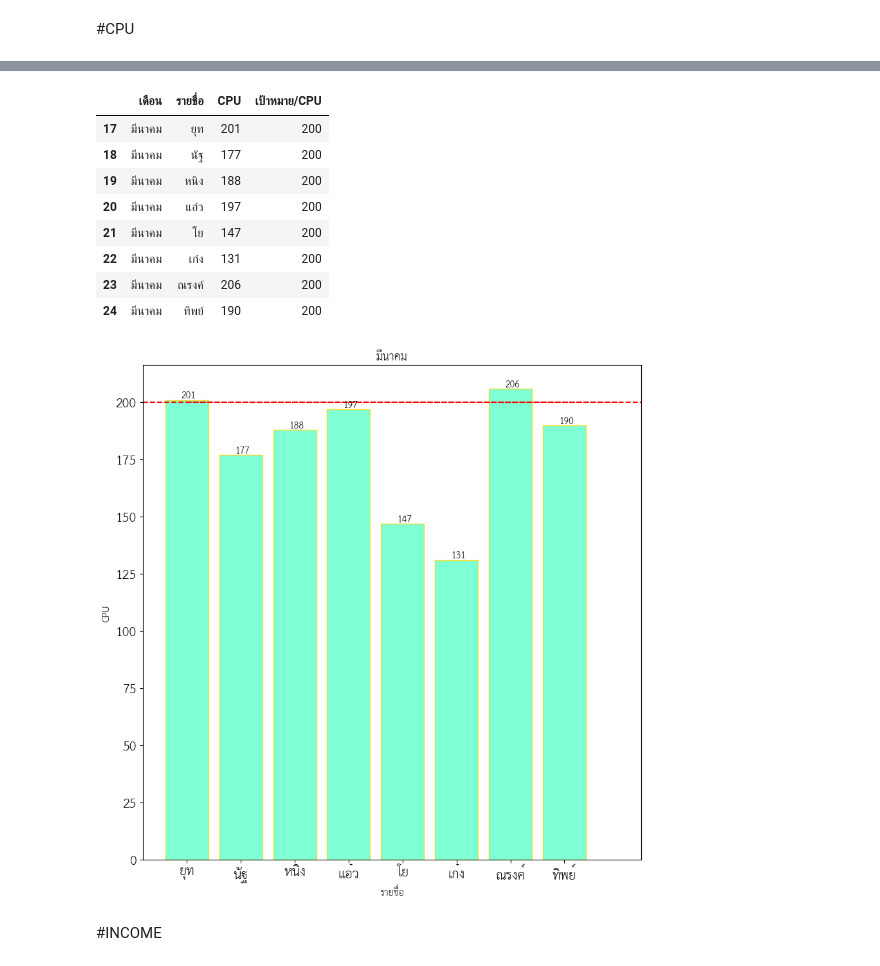
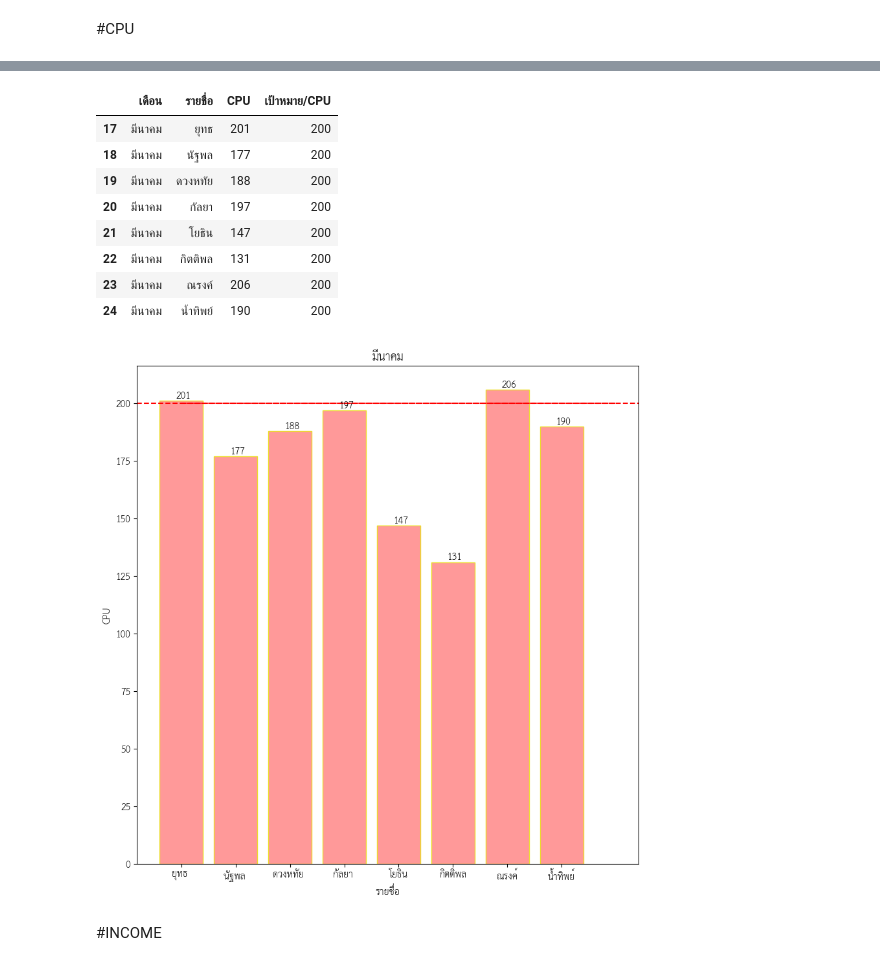
Before and after one commit to 1234567890qqqqqq/-links-colab, a Jupyter notebook: ประสิทธิภาพศูนย์บริการ.ipynb, the cells around one changed output, grey strips where cells are left out. Saved outputs shown, nothing was run; the diff lists cells and outputs as text; code cells hidden in the pictures.

```diff
--- a/ประสิทธิภาพศูนย์บริการ.ipynb
+++ b/ประสิทธิภาพศูนย์บริการ.ipynb
@@ -92,7 +54,7 @@ df.head()
 | 3 | มีนาคม | 1437 | 1600 | 6758490.03 | 5780000 | 72 | 52 | 132 | 150 |
 | 4 | เมษายน | NaN | NaN | NaN | NaN | NaN | NaN | NaN | NaN |
 # %%
-vc = pd.read_excel('/content/drive/MyDrive/TKN/ประสิทธิภาพ - แก้.xlsx',sheet_name='ประเมินรายบุคคล',skiprows=0)
+vc = pd.read_excel('/content/ประสิทธิภาพศูนย์บริการ.xlsx',sheet_name='ประเมินรายบุคคล',skiprows=0)
 vc.index = range(1, len(vc)+1)
 vc
 # %% [output]
@@ -248,40 +210,40 @@ marc = cpu[cpu['เดือน']=='มีนาคม'][['เดือน','ร
 marc
 # %% [output]
 |  | เดือน | รายชื่อ | CPU | เป้าหมาย/CPU |
-| 17 | มีนาคม | ยุท | 201 | 200 |
-| 18 | มีนาคม | นัฐ | 177 | 200 |
-| 19 | มีนาคม | หนิง | 188 | 200 |
-| 20 | มีนาคม | แอ๋ว | 197 | 200 |
-| 21 | มีนาคม | โย | 147 | 200 |
-| 22 | มีนาคม | เก๋ง | 131 | 200 |
+| 17 | มีนาคม | ยุทธ | 201 | 200 |
+| 18 | มีนาคม | นัฐพล | 177 | 200 |
+| 19 | มีนาคม | ดวงหทัย | 188 | 200 |
+| 20 | มีนาคม | กัลยา | 197 | 200 |
+| 21 | มีนาคม | โยธิน | 147 | 200 |
+| 22 | มีนาคม | กิตติพล | 131 | 200 |
 | 23 | มีนาคม | ณรงค์ | 206 | 200 |
-| 24 | มีนาคม | ทิพย์ | 190 | 200 |
+| 24 | มีนาคม | น้ำทิพย์ | 190 | 200 |
 # %%
 # ข้อมูล
 datac3 = marc['CPU']
 labale = marc['รายชื่อ']
 target = 200
 fig, ax = plt.subplots()
 
 # สร้างแท่งกราฟ
-plt.bar(labale,datac3,ec="#EBDD2B", fc="#7fffd4")
+plt.bar(labale,datac3,ec="#EBDD2B", fc="#FF9999")
 plt.title('มีนาคม')
 
 # กำหนดเส้นเป้าหมายด้วยวงกลมและเส้นต่อเนื่อง
 ax.axhline(y=target, color='r', linestyle='--')
 ax.plot([0, len(datac3)], [target, target], 'r--')
 
 # กำหนดชื่อแกน
 ax.set_xlabel('รายชื่อ')
 ax.set_ylabel('CPU')
 
 # แสดงเลขบนแท่งกราฟ
 for i, v in enumerate(datac3):
     ax.text(i-0.1, v + 1, str(v))
 
 plt.show()
 # %% [output]
-[figure, old version]
+[figure, new version]
 # %% [markdown]
 #INCOME
 # %%
```
Also changed, not shown: parts of 38 cells of this notebook.
